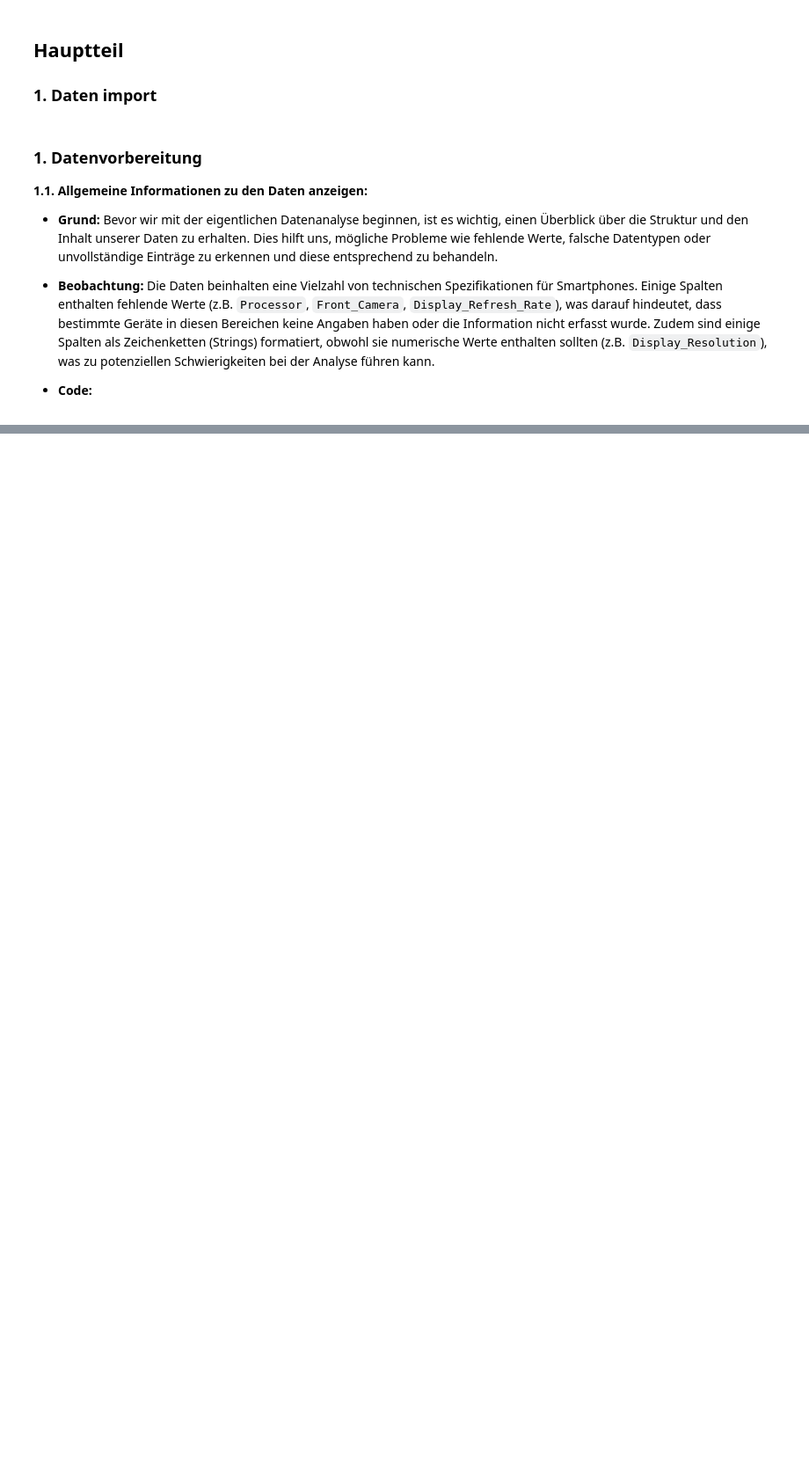
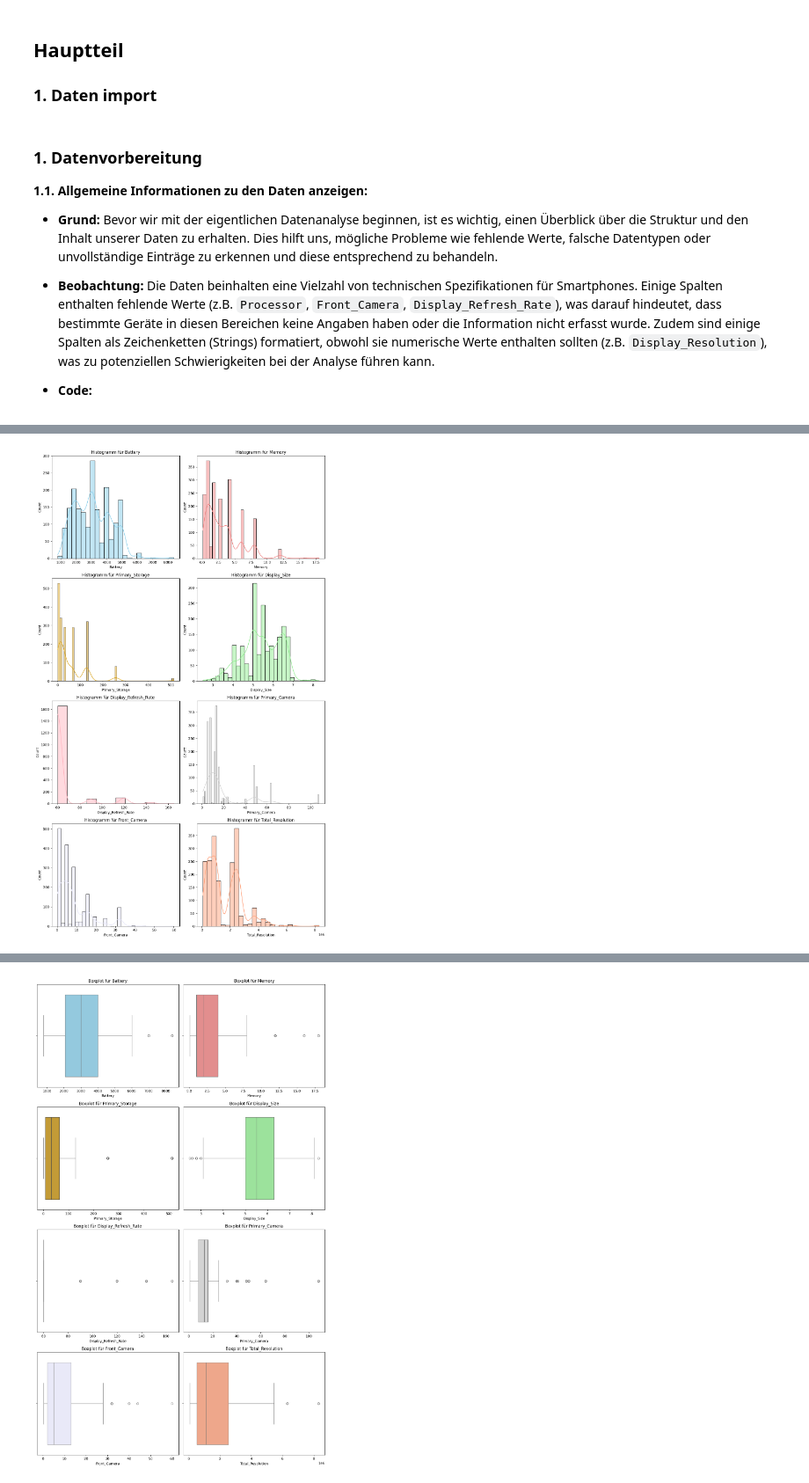
Before and after one commit to RealChoki/HTW-Notes, a Jupyter notebook: Semester 4/Ki werkstatt/phones_analysis/smartphones_analysis.ipynb, the cells around one changed output, grey strips where cells are left out. Shown: that part at 88% size. Drawn from its saved outputs; the diff is of its cells as text; code cells hidden in the pictures; blank space fills up the shorter version.

```diff
--- a/Semester 4/Ki werkstatt/phones_analysis/smartphones_analysis.ipynb
+++ b/Semester 4/Ki werkstatt/phones_analysis/smartphones_analysis.ipynb
@@ -51,8 +51,7 @@ import matplotlib.pyplot as plt
 import seaborn as sns
 import missingno as msno
 
-data = pd.read_csv("C:/Users/rafaa/Desktop/phones_analysis/data/smartphones.csv")
-data
+data = pd.read_csv("D:/Programming Projects/HTW-Notes/Semester 4/Ki werkstatt/phones_analysis/data/smartphones.csv")
 # %% [markdown]
 ### 1. Datenvorbereitung
 
@@ -125,0 +141,7 @@ data[['Display_Resolution', 'Resolution_Width', 'Resolution_Height', 'Total_Reso
+# %%
+# Geräte ohne OS oder Display_Resolution entfernen
+data = data.dropna(subset=['OS', 'Display_Resolution'])
+
+# Überprüfen der Anzahl der verbleibenden fehlenden Werte nach der Entfernung
+missing_counts_after_removal = data.isna().sum()
+missing_counts_after_removal
@@ -125,0 +154,10 @@ data[['Display_Resolution', 'Resolution_Width', 'Resolution_Height', 'Total_Reso
+# %%
+# Create a copy of the original dataset for cleaned data
+cleaned_data = data.copy()
+
+# Fill missing values in 'Display_Refresh_Rate' with 60Hz
+cleaned_data['Display_Refresh_Rate'] = cleaned_data['Display_Refresh_Rate'].fillna(60)
+
+# Verify if all missing values in 'Display_Refresh_Rate' are filled
+missing_counts_after_fill = cleaned_data.isna().sum()
+missing_counts_after_fill
@@ -125,0 +248,54 @@ data[['Display_Resolution', 'Resolution_Width', 'Resolution_Height', 'Total_Reso
+# %%
+# Liste von Farben
+colors = ["skyblue", "lightcoral", "goldenrod", "lightgreen", "lightpink", "lightgrey", "lavender", "lightsalmon"]
+
+columns = ['Battery', 'Memory', 'Primary_Storage', 'Display_Size',
+            'Display_Refresh_Rate', 'Primary_Camera', 'Front_Camera', 'Total_Resolution']
+
+# Funktion zur Berechnung der Ausreißer
+def count_outliers(data):
+    Q1 = data.quantile(0.25)
+    Q3 = data.quantile(0.75)
+    IQR = Q3 - Q1
+    lower_bound = Q1 - 1.5 * IQR
+    upper_bound = Q3 + 1.5 * IQR
+    return data[(data < lower_bound) | (data > upper_bound)].shape[0]
+
+# 1. Setze das Diagramm-Layout für Histogramme: 2x4 Grid (2 Spalten und 4 Zeilen)
+fig, axes = plt.subplots(4, 2, figsize=(12, 20))
+
+# Histogramme für die 8 Merkmale erstellen
+for i, column in enumerate(columns):
+    row = i // 2  # Bestimme die Zeile (0 bis 3)
+    col = i % 2   # Bestimme die Spalte (0 oder 1)
+    sns.histplot(cleaned_data[column], ax=axes[row, col], kde=True, color=colors[i])  # Farbe aus der Liste
+    axes[row, col].set_title(f'Histogramm für {column}')
+    axes[row, col].set_xlabel(column)
+
+    # Berechne und drucke die Anzahl der Ausreißer für das aktuelle Feature
+    outliers_count = count_outliers(cleaned_data[column])
+    print(f'Anzahl der Ausreißer für {column}: {outliers_count}')
+
+# Layout-Anpassung für bessere Lesbarkeit
+plt.tight_layout()
+plt.show()
+
+# 2. Setze das Diagramm-Layout für Boxplots: 2x4 Grid (2 Spalten und 4 Zeilen)
+fig, axes = plt.subplots(4, 2, figsize=(12, 20))
+
+# Boxplots für die 8 Merkmale erstellen
+for i, column in enumerate(columns):
+    row = i // 2  # Bestimme die Zeile (0 bis 3)
+    col = i % 2   # Bestimme die Spalte (0 oder 1)
+    sns.boxplot(x=cleaned_data[column], ax=axes[row, col], color=colors[i])  # Farbe aus der Liste
+    axes[row, col].set_title(f'Boxplot für {column}')
+    axes[row, col].set_xlabel(column)
+
+    # Berechne und drucke die Anzahl der Ausreißer für das aktuelle Feature
+    outliers_count = count_outliers(cleaned_data[column])
+    print(f'Anzahl der Ausreißer für {column}: {outliers_count}')
+
+# Layout-Anpassung für bessere Lesbarkeit
+plt.tight_layout()
+plt.show()
+# %% [output]
@@ -125,0 +310 @@ data[['Display_Resolution', 'Resolution_Width', 'Resolution_Height', 'Total_Reso
+[figure, added]
@@ -125,0 +319 @@ data[['Display_Resolution', 'Resolution_Width', 'Resolution_Height', 'Total_Reso
+[figure, added]
```
Also changed, not shown: parts of 11 cells of this notebook.
